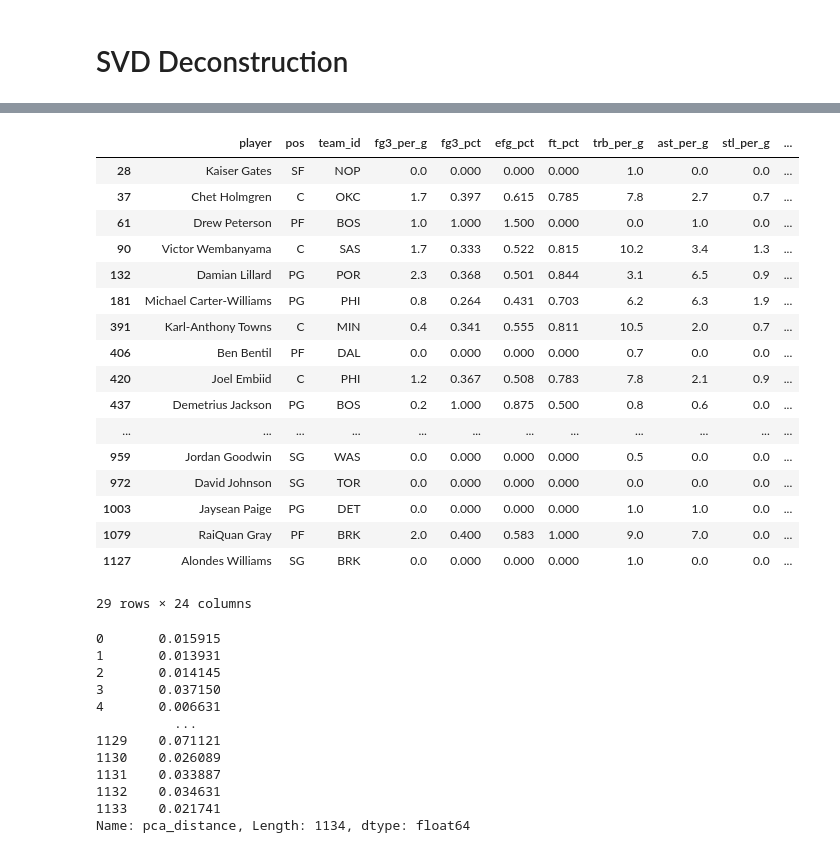
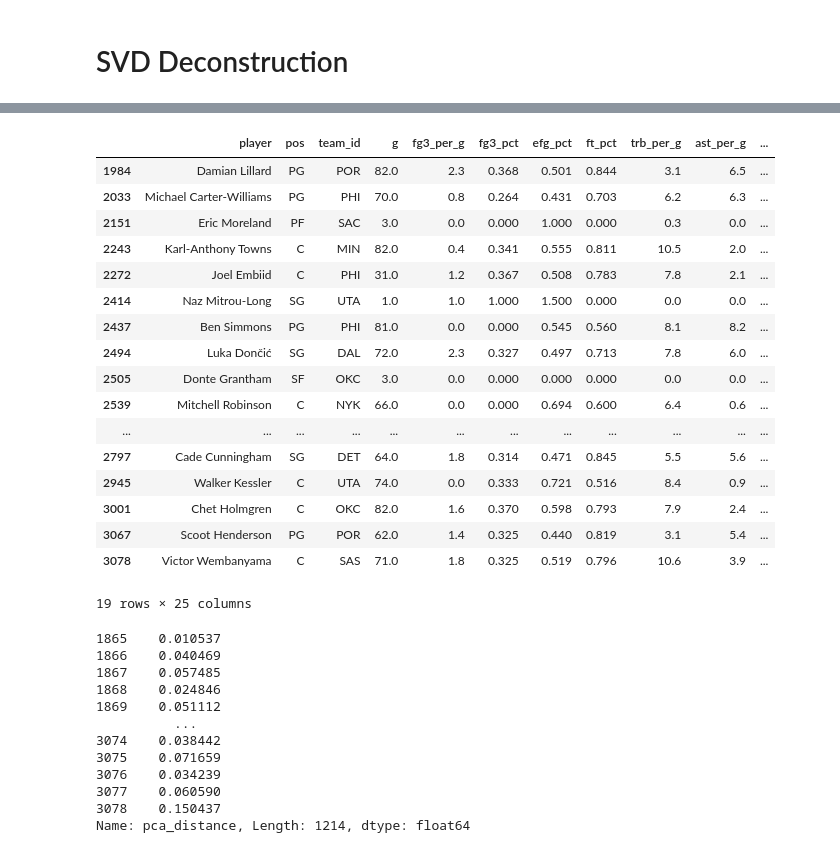
Before and after one commit to brianfdo/NBA-Player-Analysis, a Jupyter notebook: normalize_pca_feature.ipynb, the cells around one changed output, grey strips where cells are left out. Saved outputs shown, nothing was run; the diff lists cells and outputs as text; code cells hidden in the pictures.

```diff
--- a/normalize_pca_feature.ipynb
+++ b/normalize_pca_feature.ipynb
@@ -18,8 +14,11 @@ dropped_features = ['fg3a_per_g', 'mp_per_g', 'ast_pct', 'fta_per_g', 'fg2a_per_
                     'age', 'ts_pct', 'dws', 'bpm', 'fg_pct', 'fg2_pct', 'ft_per_g',
                     'orb_per_g', 'tov_pct', 'fg3a_per_fga_pct', 'fg2_per_g', 'gs', 'ws', 'fta_per_fga_pct']
 # %%
-data = pd.read_csv('data/rookie_data_3_28_2024.csv')
+#get data and filter from 2012 forward, we only have award share data from 2012
+data = pd.read_csv('data/rookie_full_total_seasons.csv')
 data = data.drop(columns=['Unnamed: 0'])
 rookies = data.fillna(0.0)
 rookies = rookies.drop(columns=dropped_features)
-pca_prep = rookies.drop(columns=['player', 'team_id', 'pos', 'svm_distance', 'first', 'share'])
+subset_rookies = rookies[rookies['season'] >= 2012]
+pca_prep = subset_rookies.drop(columns=['player', 'team_id', 'pos', 'svm_distance', 'first', 'share'])
+subset_rookies.columns
@@ -50,9 +58,12 @@ pca = PCA(n_components=2)
 scaler = StandardScaler()
 pca_prep = scaler.fit_transform(pca_prep)
 pca_data = pca.fit_transform(pca_prep)
-name_list = [player if pca_data[:,0][i] > 8 else " " for i, player in enumerate(rookies['player'])]
+name_list = [player if (pca_data[:,0][i] > 8) or (pca_data[:,1][i] > 8) else " " for i, player in enumerate(subset_rookies['player'])]
 # %%
 plt.scatter(pca_data[:, 0], pca_data[:, 1], c=roty_target)
 for i, txt in enumerate(name_list):
-    plt.annotate(txt, (pca_data[:, 0][i], pca_data[:, 1][i]), fontsize=12)
+    plt.annotate(txt, (pca_data[:, 0][i], pca_data[:, 1][i]), fontsize=7)
+yellow_patch = mpatches.Patch(color='yellow', label='ROTY players')
+purple_patch = mpatches.Patch(color='purple', label='Non-ROTY players')
+plt.legend(handles=[yellow_patch, purple_patch], loc='upper right', fontsize=7)
 # %% [output]
@@ -80,6 +92,6 @@ for i in range(len(pca_data)):
     dist = np.linalg.norm(vector)
     pca_dists.append(dist)
 # %%
-rookies['pca_distance'] = pca_dists
-rookies
+subset_rookies['pca_distance'] = pca_dists
+subset_rookies
 # %% [output]
@@ -99,37 +116,37 @@ rookies
 # %%
-rookies[rookies['pca_distance'] > 0.1]
+subset_rookies[subset_rookies['pca_distance'] > 0.1]
 # %% [output]
-|  | player | pos | team_id | fg3_per_g | fg3_pct | efg_pct | ft_pct | trb_per_g | ast_per_g | stl_per_g | ... |
-| 28 | Kaiser Gates | SF | NOP | 0.0 | 0.000 | 0.000 | 0.000 | 1.0 | 0.0 | 0.0 | ... |
-| 37 | Chet Holmgren | C | OKC | 1.7 | 0.397 | 0.615 | 0.785 | 7.8 | 2.7 | 0.7 | ... |
-| 61 | Drew Peterson | PF | BOS | 1.0 | 1.000 | 1.500 | 0.000 | 0.0 | 1.0 | 0.0 | ... |
-| 90 | Victor Wembanyama | C | SAS | 1.7 | 0.333 | 0.522 | 0.815 | 10.2 | 3.4 | 1.3 | ... |
-| 132 | Damian Lillard | PG | POR | 2.3 | 0.368 | 0.501 | 0.844 | 3.1 | 6.5 | 0.9 | ... |
-| 181 | Michael Carter-Williams | PG | PHI | 0.8 | 0.264 | 0.431 | 0.703 | 6.2 | 6.3 | 1.9 | ... |
-| 391 | Karl-Anthony Towns | C | MIN | 0.4 | 0.341 | 0.555 | 0.811 | 10.5 | 2.0 | 0.7 | ... |
-| 406 | Ben Bentil | PF | DAL | 0.0 | 0.000 | 0.000 | 0.000 | 0.7 | 0.0 | 0.0 | ... |
-| 420 | Joel Embiid | C | PHI | 1.2 | 0.367 | 0.508 | 0.783 | 7.8 | 2.1 | 0.9 | ... |
-| 437 | Demetrius Jackson | PG | BOS | 0.2 | 1.000 | 0.875 | 0.500 | 0.8 | 0.6 | 0.0 | ... |
+|  | player | pos | team_id | g | fg3_per_g | fg3_pct | efg_pct | ft_pct | trb_per_g | ast_per_g | ... |
+| 1984 | Damian Lillard | PG | POR | 82.0 | 2.3 | 0.368 | 0.501 | 0.844 | 3.1 | 6.5 | ... |
+| 2033 | Michael Carter-Williams | PG | PHI | 70.0 | 0.8 | 0.264 | 0.431 | 0.703 | 6.2 | 6.3 | ... |
+| 2151 | Eric Moreland | PF | SAC | 3.0 | 0.0 | 0.000 | 1.000 | 0.000 | 0.3 | 0.0 | ... |
+| 2243 | Karl-Anthony Towns | C | MIN | 82.0 | 0.4 | 0.341 | 0.555 | 0.811 | 10.5 | 2.0 | ... |
+| 2272 | Joel Embiid | C | PHI | 31.0 | 1.2 | 0.367 | 0.508 | 0.783 | 7.8 | 2.1 | ... |
+| 2414 | Naz Mitrou-Long | SG | UTA | 1.0 | 1.0 | 1.000 | 1.500 | 0.000 | 0.0 | 0.0 | ... |
+| 2437 | Ben Simmons | PG | PHI | 81.0 | 0.0 | 0.000 | 0.545 | 0.560 | 8.1 | 8.2 | ... |
+| 2494 | Luka Dončić | SG | DAL | 72.0 | 2.3 | 0.327 | 0.497 | 0.713 | 7.8 | 6.0 | ... |
+| 2505 | Donte Grantham | SF | OKC | 3.0 | 0.0 | 0.000 | 0.000 | 0.000 | 0.0 | 0.0 | ... |
+| 2539 | Mitchell Robinson | C | NYK | 66.0 | 0.0 | 0.000 | 0.694 | 0.600 | 6.4 | 0.6 | ... |
 | ... | ... | ... | ... | ... | ... | ... | ... | ... | ... | ... | ... |
-| 959 | Jordan Goodwin | SG | WAS | 0.0 | 0.000 | 0.000 | 0.000 | 0.5 | 0.0 | 0.0 | ... |
-| 972 | David Johnson | SG | TOR | 0.0 | 0.000 | 0.000 | 0.000 | 0.0 | 0.0 | 0.0 | ... |
-| 1003 | Jaysean Paige | PG | DET | 0.0 | 0.000 | 0.000 | 0.000 | 1.0 | 1.0 | 0.0 | ... |
-| 1079 | RaiQuan Gray | PF | BRK | 2.0 | 0.400 | 0.583 | 1.000 | 9.0 | 7.0 | 0.0 | ... |
-| 1127 | Alondes Williams | SG | BRK | 0.0 | 0.000 | 0.000 | 0.000 | 1.0 | 0.0 | 0.0 | ... |
+| 2797 | Cade Cunningham | SG | DET | 64.0 | 1.8 | 0.314 | 0.471 | 0.845 | 5.5 | 5.6 | ... |
+| 2945 | Walker Kessler | C | UTA | 74.0 | 0.0 | 0.333 | 0.721 | 0.516 | 8.4 | 0.9 | ... |
+| 3001 | Chet Holmgren | C | OKC | 82.0 | 1.6 | 0.370 | 0.598 | 0.793 | 7.9 | 2.4 | ... |
+| 3067 | Scoot Henderson | PG | POR | 62.0 | 1.4 | 0.325 | 0.440 | 0.819 | 3.1 | 5.4 | ... |
+| 3078 | Victor Wembanyama | C | SAS | 71.0 | 1.8 | 0.325 | 0.519 | 0.796 | 10.6 | 3.9 | ... |
-29 rows × 24 columns
+19 rows × 25 columns
 # %%
-rookies['pca_distance']
+subset_rookies['pca_distance']
 # %% [output]
-0       0.015915
-1       0.013931
-2       0.014145
-3       0.037150
-4       0.006631
+1865    0.010537
+1866    0.040469
+1867    0.057485
+1868    0.024846
+1869    0.051112
           ...
-1129    0.071121
-1130    0.026089
-1131    0.033887
-1132    0.034631
-1133    0.021741
-Name: pca_distance, Length: 1134, dtype: float64
+3074    0.038442
+3075    0.071659
+3076    0.034239
+3077    0.060590
+3078    0.150437
+Name: pca_distance, Length: 1214, dtype: float64
 # %%
```
Also changed, not shown: parts of 12 cells of this notebook.
